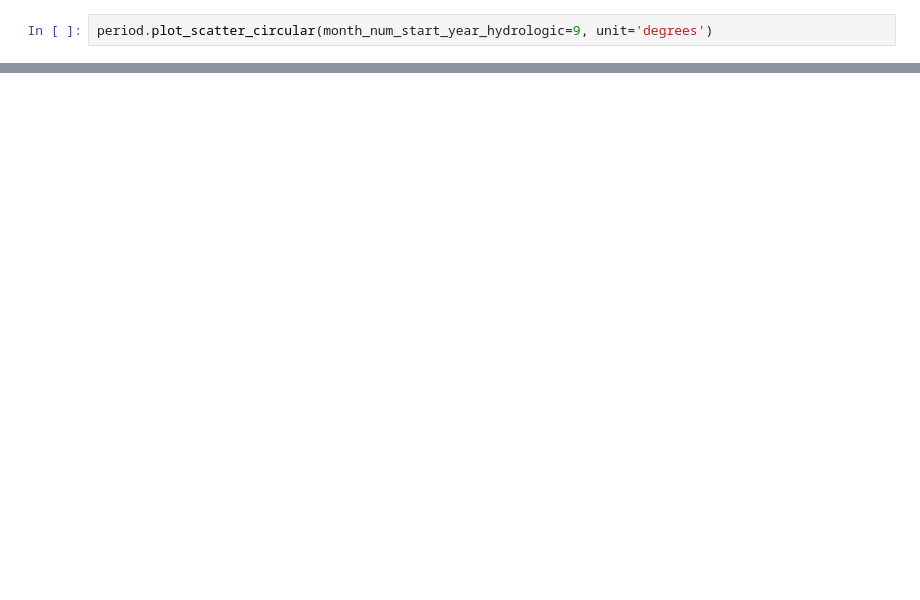
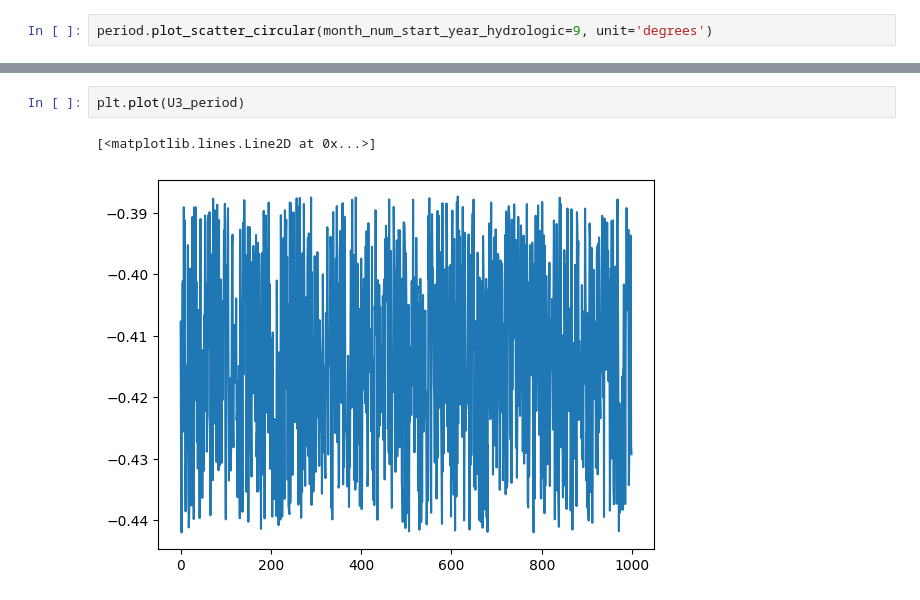
Before and after one commit to AristidesGuilherme/HidroComp_TCC, a Jupyter notebook: aristides_pibic/pibic.ipynb, the cells around one changed output, grey strips where cells are left out. Saved outputs shown, nothing was run; the diff lists cells and outputs as text; blank space fills up the shorter version.

```diff
--- a/aristides_pibic/pibic.ipynb
+++ b/aristides_pibic/pibic.ipynb
@@ -236,0 +871,5 @@ period.plot_scatter_circular(month_num_start_year_hydrologic=9, unit='degrees')
+# %%
+plt.plot(U3_period)
+# %% [output]
+[<matplotlib.lines.Line2D at 0x...>]
+[figure, added]
```
Also changed, not shown: parts of 57 cells of this notebook, 2 other files.
